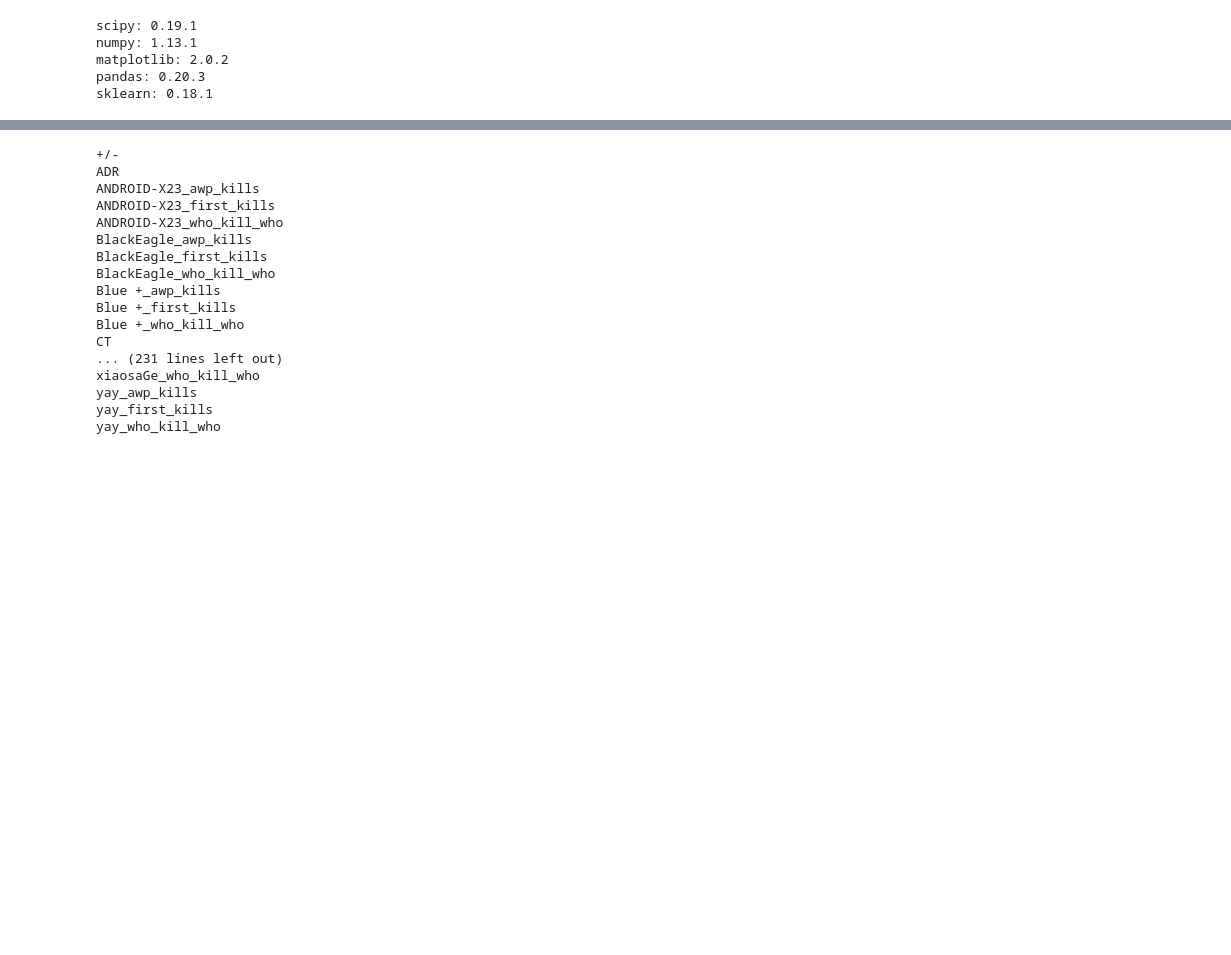
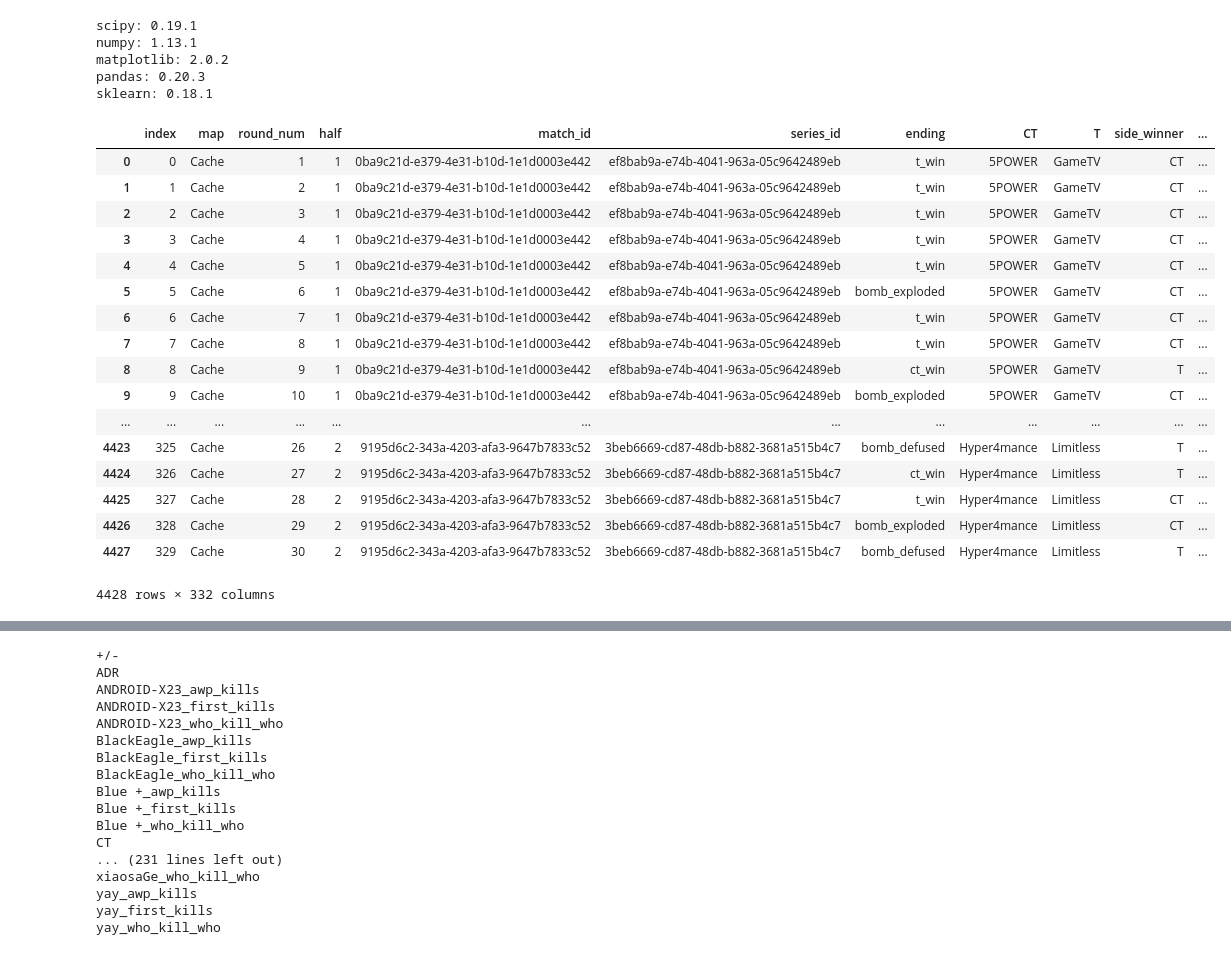
Before and after one commit to mck619/CS_project, a Jupyter notebook: notebooks/John Predicting Wins.ipynb, the cells around one changed output, grey strips where cells are left out. Drawn from its saved outputs; the diff is of its cells as text; code cells hidden in the pictures; blank space fills up the shorter version.

```diff
--- a/notebooks/John Predicting Wins.ipynb
+++ b/notebooks/John Predicting Wins.ipynb
@@ -187,7 +187,7 @@ def create_fwa_dr_columns(data, col_list):  # first k , awp, who, divided by rou
     columns = pd.Series(data.columns)
     for a in col_list:
         col = columns[columns.str.contains(a)]
-        data[a+'_sum_dr'] = data[col].convert_objects(convert_numeric = True).sum(axis = 1) / (data['team_A_score'] + data['team_B_score'] - 5)
+        data[a+'_sum_dr'] = data[col].convert_objects(convert_numeric = True).sum(axis = 1) / (data['team_A_score'] + data['team_B_score'])
     data = data.apply(pd.to_numeric, errors='ignore')
     return data
 # %%
@@ -211,6 +211,35 @@ def create_avdamage_his(data):  # column with historic average damage of individ
                 values = data.loc[(data['match_id'] == b)&(data['nicknames'] == c),'ADR'].unique()
                 data.loc[(data['match_id'] == b)&(data['nicknames'] == c),'ADR_hist'] = values.sum()/ float(len(values))
     return data
+# %%
+def create_avdamage_map_his(data):# historic average damage of individual for each map
+    map_adr = data.groupby(['match_id','nicknames', 'map'])['ADR'].mean()
+    map_adr = pd.DataFrame(map_adr)
+    map_adr = map_adr.reset_index()
+    map_adr = map_adr.groupby(['nicknames', 'map'])['ADR'].mean()
+    map_adr = pd.DataFrame(map_adr)
+    map_adr = map_adr.reset_index()
+    for a in list(map_adr.map.unique()):
+        map_adr.loc[:,'ADR_his_'+ a] = 0
+        map_adr.loc[(map_adr.loc[:, 'map'] == a), 'ADR_his_'+ a] = map_adr.loc[:,'ADR']
+    map_adr = map_adr.drop('ADR', axis = 1)
+    data = pd.merge(data, map_adr, on =['nicknames', 'map'])
+    return data
+# %%
+def create_faw_map_his(data, col_list):
+    for a in col_list:
+        fk_map = data.groupby(['match_id','nicknames', 'map'])[a + '_sum_dr'].mean()
+        fk_map = pd.DataFrame(fk_map)
+        fk_map = fk_map.reset_index()
+        fk_map = fk_map.groupby(['nicknames', 'map'])[a + '_sum_dr'].mean()
+        fk_map = pd.DataFrame(fk_map)
+        fk_map = fk_map.reset_index()
+        for b in list(fk_map.map.unique()):
+            fk_map.loc[:,a+'_'+b+'_dr_hist'] = 0
+            fk_map.loc[(fk_map.loc[:, 'map'] == b), a+'_'+b+'_dr_hist'] = fk_map.loc[:,a + '_sum_dr']
+        fk_map = fk_map.drop(a + '_sum_dr', axis = 1)
+        data = pd.merge(data, fk_map, on = ['nicknames', 'map'])
+    return data
 # %%
 # total of times  player played each map
 # %%
@@ -305,7 +334,7 @@ def create_total_team_rd_map_his(data):
     data = pd.merge(data, merged, on =['player_team_name', 'map'])
     return data
 # %%
-col_list = ['_first_kills', '_who_kill_who','_awp_kills']
+col_list = ['first_kills', 'who_kill_who','awp_kills']
 data = create_fwa_dr_columns(data, col_list)
 data = create_fwadr_his(data,col_list)
 data = create_avdamage_his(data)
@@ -313,3 +342,26 @@ data = create_map_win_loss_his(data)
 data = create_map_win_his_per(data)
 data = create_rounds_won_vs_team_his(data)
 data = create_total_team_rd_map_his(data)
+data = create_avdamage_map_his(data)
+data = create_faw_map_his(data, col_list)
+# %%
+data
+# %% [output]
+|  | index | map | round_num | half | match_id | series_id | ending | CT | T | side_winner | ... |
+| 0 | 0 | Cache | 1 | 1 | 0ba9c21d-e379-4e31-b10d-1e1d0003e442 | ef8bab9a-e74b-4041-963a-05c9642489eb | t_win | 5POWER | GameTV | CT | ... |
+| 1 | 1 | Cache | 2 | 1 | 0ba9c21d-e379-4e31-b10d-1e1d0003e442 | ef8bab9a-e74b-4041-963a-05c9642489eb | t_win | 5POWER | GameTV | CT | ... |
+| 2 | 2 | Cache | 3 | 1 | 0ba9c21d-e379-4e31-b10d-1e1d0003e442 | ef8bab9a-e74b-4041-963a-05c9642489eb | t_win | 5POWER | GameTV | CT | ... |
+| 3 | 3 | Cache | 4 | 1 | 0ba9c21d-e379-4e31-b10d-1e1d0003e442 | ef8bab9a-e74b-4041-963a-05c9642489eb | t_win | 5POWER | GameTV | CT | ... |
+| 4 | 4 | Cache | 5 | 1 | 0ba9c21d-e379-4e31-b10d-1e1d0003e442 | ef8bab9a-e74b-4041-963a-05c9642489eb | t_win | 5POWER | GameTV | CT | ... |
+| 5 | 5 | Cache | 6 | 1 | 0ba9c21d-e379-4e31-b10d-1e1d0003e442 | ef8bab9a-e74b-4041-963a-05c9642489eb | bomb_exploded | 5POWER | GameTV | CT | ... |
+| 6 | 6 | Cache | 7 | 1 | 0ba9c21d-e379-4e31-b10d-1e1d0003e442 | ef8bab9a-e74b-4041-963a-05c9642489eb | t_win | 5POWER | GameTV | CT | ... |
+| 7 | 7 | Cache | 8 | 1 | 0ba9c21d-e379-4e31-b10d-1e1d0003e442 | ef8bab9a-e74b-4041-963a-05c9642489eb | t_win | 5POWER | GameTV | CT | ... |
+| 8 | 8 | Cache | 9 | 1 | 0ba9c21d-e379-4e31-b10d-1e1d0003e442 | ef8bab9a-e74b-4041-963a-05c9642489eb | ct_win | 5POWER | GameTV | T | ... |
+| 9 | 9 | Cache | 10 | 1 | 0ba9c21d-e379-4e31-b10d-1e1d0003e442 | ef8bab9a-e74b-4041-963a-05c9642489eb | bomb_exploded | 5POWER | GameTV | CT | ... |
+| ... | ... | ... | ... | ... | ... | ... | ... | ... | ... | ... | ... |
+| 4423 | 325 | Cache | 26 | 2 | 9195d6c2-343a-4203-afa3-9647b7833c52 | 3beb6669-cd87-48db-b882-3681a515b4c7 | bomb_defused | Hyper4mance | Limitless | T | ... |
+| 4424 | 326 | Cache | 27 | 2 | 9195d6c2-343a-4203-afa3-9647b7833c52 | 3beb6669-cd87-48db-b882-3681a515b4c7 | ct_win | Hyper4mance | Limitless | T | ... |
+| 4425 | 327 | Cache | 28 | 2 | 9195d6c2-343a-4203-afa3-9647b7833c52 | 3beb6669-cd87-48db-b882-3681a515b4c7 | t_win | Hyper4mance | Limitless | CT | ... |
+| 4426 | 328 | Cache | 29 | 2 | 9195d6c2-343a-4203-afa3-9647b7833c52 | 3beb6669-cd87-48db-b882-3681a515b4c7 | bomb_exploded | Hyper4mance | Limitless | CT | ... |
+| 4427 | 329 | Cache | 30 | 2 | 9195d6c2-343a-4203-afa3-9647b7833c52 | 3beb6669-cd87-48db-b882-3681a515b4c7 | bomb_defused | Hyper4mance | Limitless | T | ... |
+4428 rows × 332 columns
```
Also changed, not shown: parts of 9 cells of this notebook.
